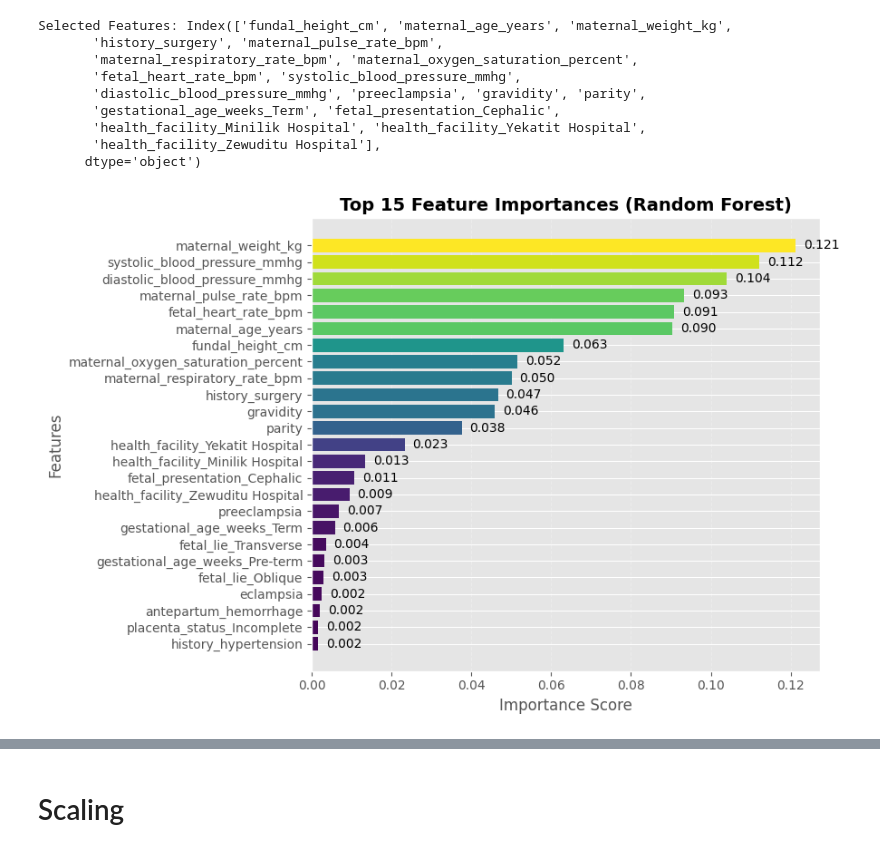
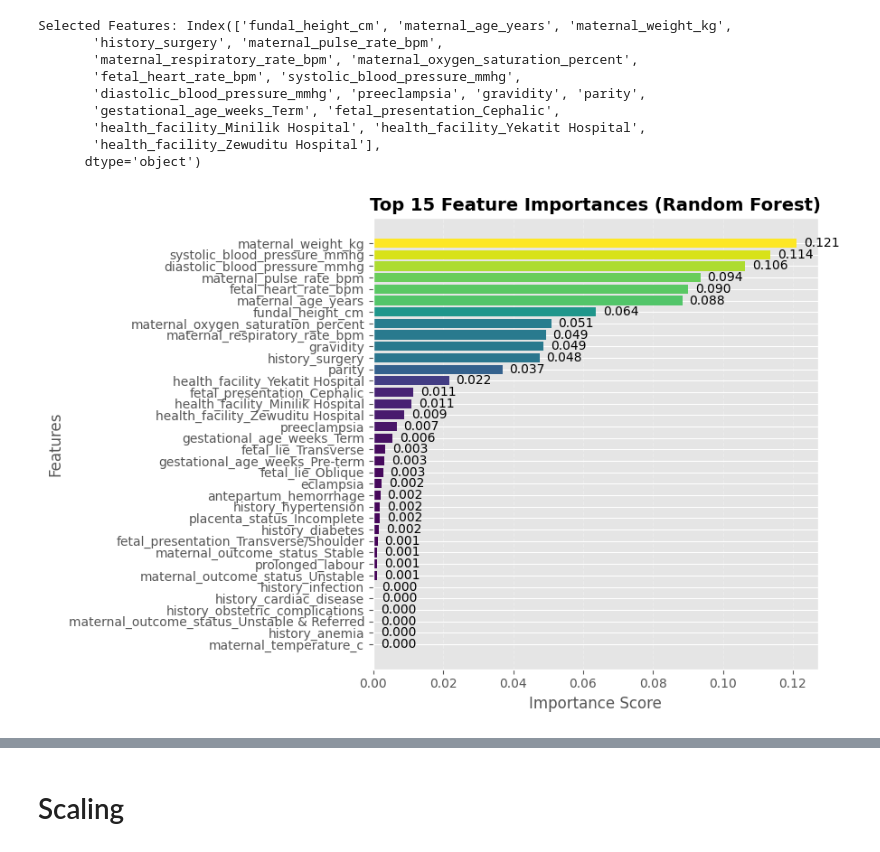
Before and after one commit to DegaregeN/mode_of_delivery-, a Jupyter notebook: notebook/04_model_building.ipynb, the cells around one changed output, grey strips where cells are left out. Cells and saved outputs as stored; diff of their text form; code cells hidden in the pictures.

```diff
--- a/notebook/04_model_building.ipynb
+++ b/notebook/04_model_building.ipynb
@@ -217,33 +217,33 @@ importances = rf.feature_importances_
 feat_imp = pd.Series(importances, index=X_train_encoded.columns)
 
 # Top 15
-top_features = feat_imp.sort_values(ascending=False).head(25)
+top_features = feat_imp.sort_values(ascending=False).head(36)
 
 plt.figure(figsize=(9,6))
 
 # Color gradient based on importance
 colors = plt.cm.viridis(top_features.values / max(top_features.values))
 
 bars = plt.barh(top_features.index, top_features.values, color=colors)
 
 plt.gca().invert_yaxis()
 
 # Add value labels
 for bar in bars:
     plt.text(
         bar.get_width() + 0.002,
         bar.get_y() + bar.get_height()/2,
         f"{bar.get_width():.3f}",
         va='center',
         fontsize=10
     )
 
 plt.title("Top 15 Feature Importances (Random Forest)", fontsize=14, weight='bold')
 plt.xlabel("Importance Score", fontsize=12)
 plt.ylabel("Features", fontsize=12)
 
 plt.grid(axis='x', linestyle='--', alpha=0.3)
 plt.tight_layout()
 plt.show()
 # %% [output]
-[figure, old version]
+[figure, new version]
```
Also changed, not shown: parts of 12 cells of this notebook, 3 other files.
